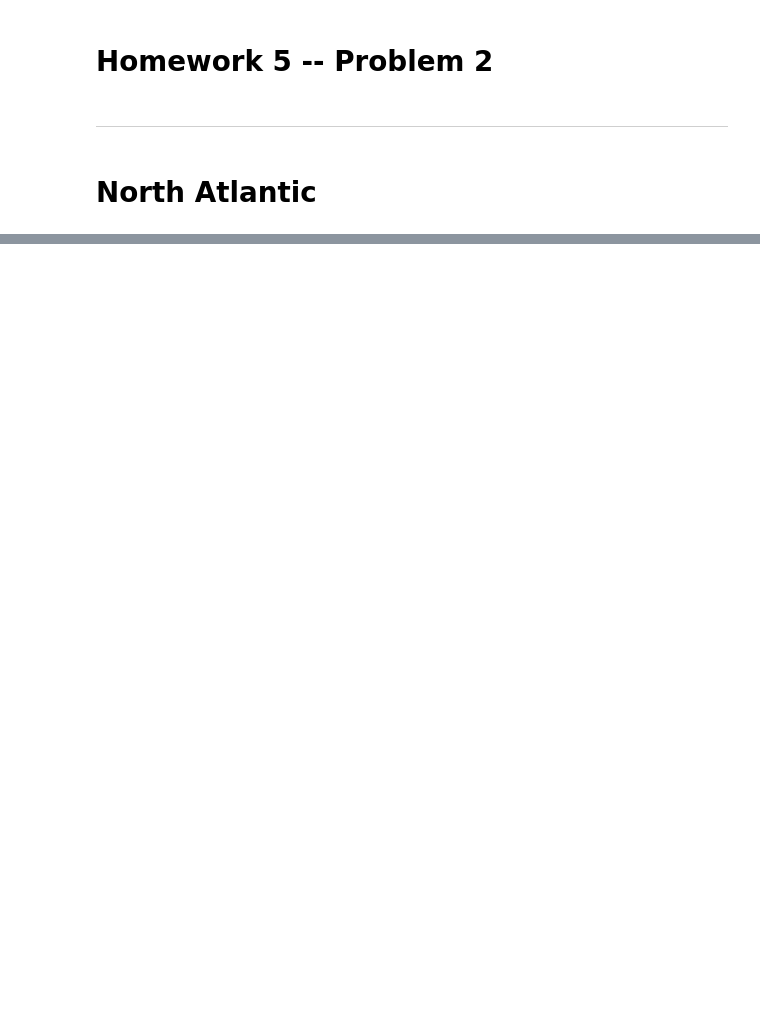
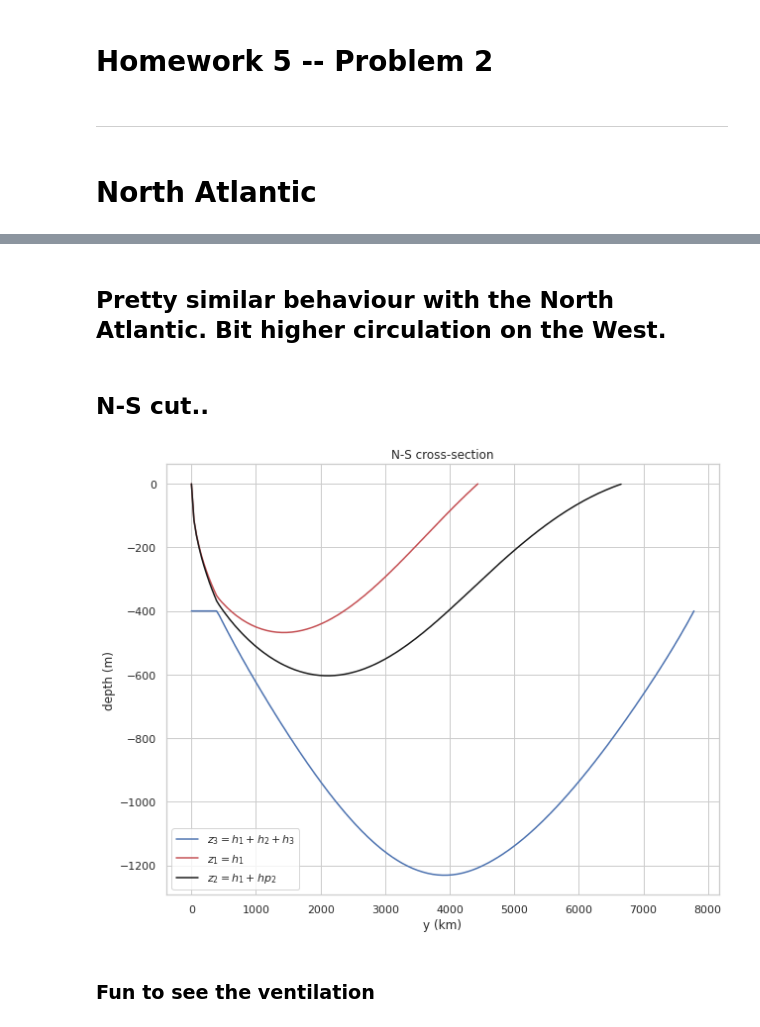
Before and after one commit to profxj/ocea200, a Jupyter notebook: OCEA-201/hw/5/Homework5_2.ipynb, the cells around one changed output, grey strips where cells are left out. Drawn from its saved outputs; the diff is of its cells as text; code cells hidden in the pictures; blank space fills up the shorter version.

```diff
--- a/OCEA-201/hw/5/Homework5_2.ipynb
+++ b/OCEA-201/hw/5/Homework5_2.ipynb
@@ -115,0 +162,10 @@ contour_plot(psi1, x=xarr, y=yarr, shadx=shadx, shady=shady,
+# %% [markdown]
+## Pretty similar behaviour with the North Atlantic.   Bit higher circulation on the West.
+# %% [markdown]
+## N-S cut..
+# %%
+NS_plot(yarr, ixt, h, hp1, hp2, ax=None)
+# %% [output]
+[figure, added]
+# %% [markdown]
+### Fun to see the ventilation
```
Also changed, not shown: parts of 14 cells of this notebook, 2 other files.
